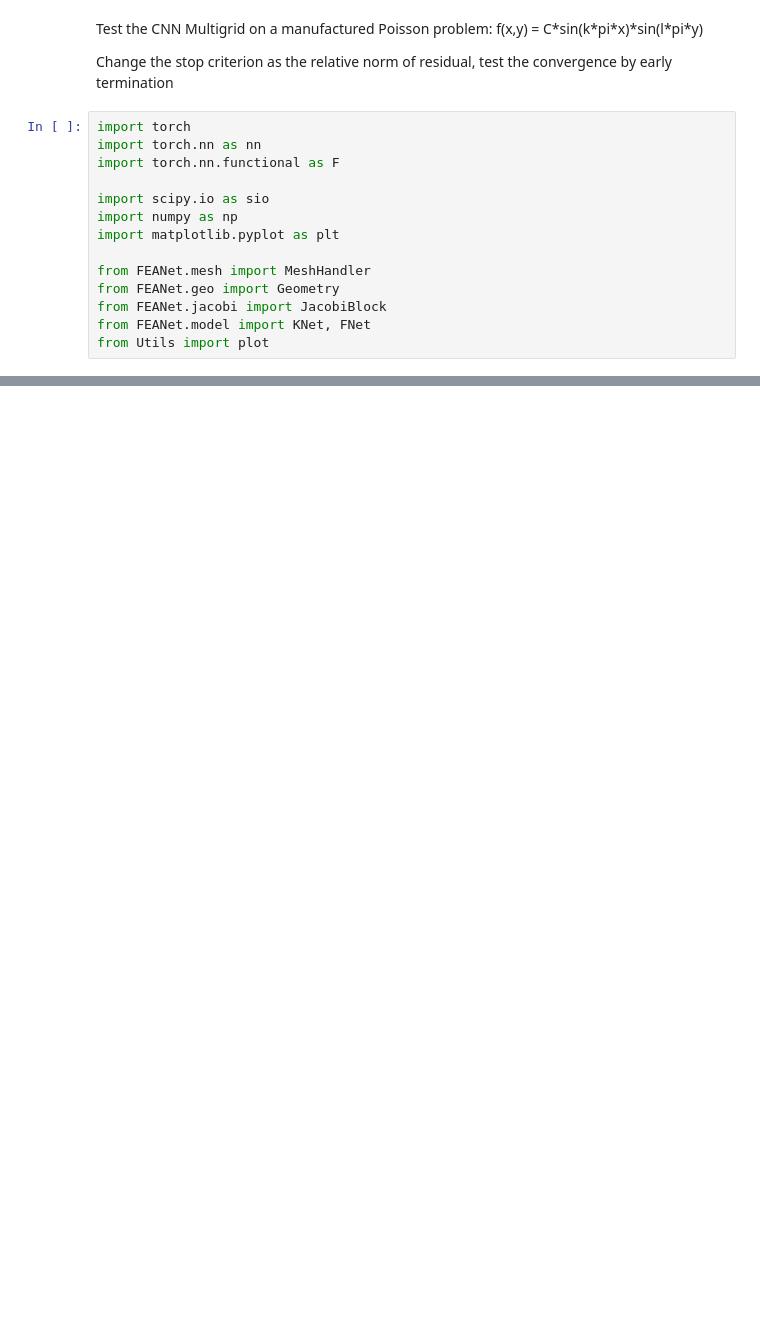
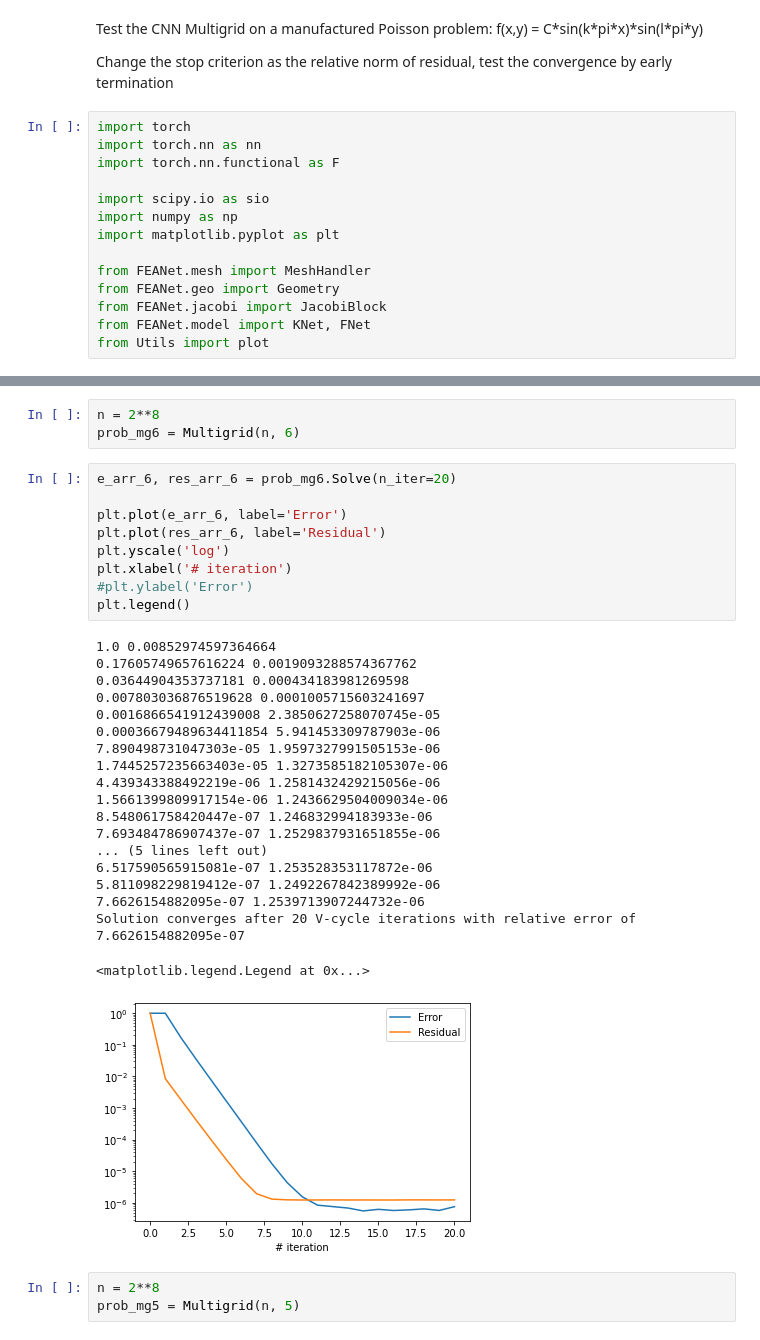
Before and after one commit to longfish/Multigrid-FEANet, a Jupyter notebook: MM_Poisson_convergence_earlyterminate.ipynb, the cells around one changed output, grey strips where cells are left out. Cells and saved outputs as stored; diff of their text form; blank space fills up the shorter version.

```diff
--- a/MM_Poisson_convergence_earlyterminate.ipynb
+++ b/MM_Poisson_convergence_earlyterminate.ipynb
@@ -261,0 +244,35 @@ plot.plot_field(torch.abs(residual_jac[:, :, 1:-1, 1:-1]),limit=[0,3e-8])
+# %%
+n = 2**8
+prob_mg6 = Multigrid(n, 6)
+# %%
+e_arr_6, res_arr_6 = prob_mg6.Solve(n_iter=20)
+
+plt.plot(e_arr_6, label='Error')
+plt.plot(res_arr_6, label='Residual')
+plt.yscale('log')
+plt.xlabel('# iteration')
+#plt.ylabel('Error')
+plt.legend()
+# %% [output]
+1.0 0.00852974597364664
+0.17605749657616224 0.0019093288574367762
+0.03644904353737181 0.000434183981269598
+0.007803036876519628 0.0001005715603241697
+0.0016866541912439008 2.3850627258070745e-05
+0.00036679489634411854 5.941453309787903e-06
+7.890498731047303e-05 1.9597327991505153e-06
+1.7445257235663403e-05 1.3273585182105307e-06
+4.439343388492219e-06 1.2581432429215056e-06
+1.5661399809917154e-06 1.2436629504009034e-06
+8.548061758420447e-07 1.246832994183933e-06
+7.693484786907437e-07 1.2529837931651855e-06
+... (5 lines left out)
+6.517590565915081e-07 1.253528353117872e-06
+5.811098229819412e-07 1.2492267842389992e-06
+7.6626154882095e-07 1.2539713907244732e-06
+Solution converges after 20 V-cycle iterations with relative error of 7.6626154882095e-07
+<matplotlib.legend.Legend at 0x...>
+[figure, added]
+# %%
+n = 2**8
+prob_mg5 = Multigrid(n, 5)
```
Also changed, not shown: parts of 20 cells of this notebook.
